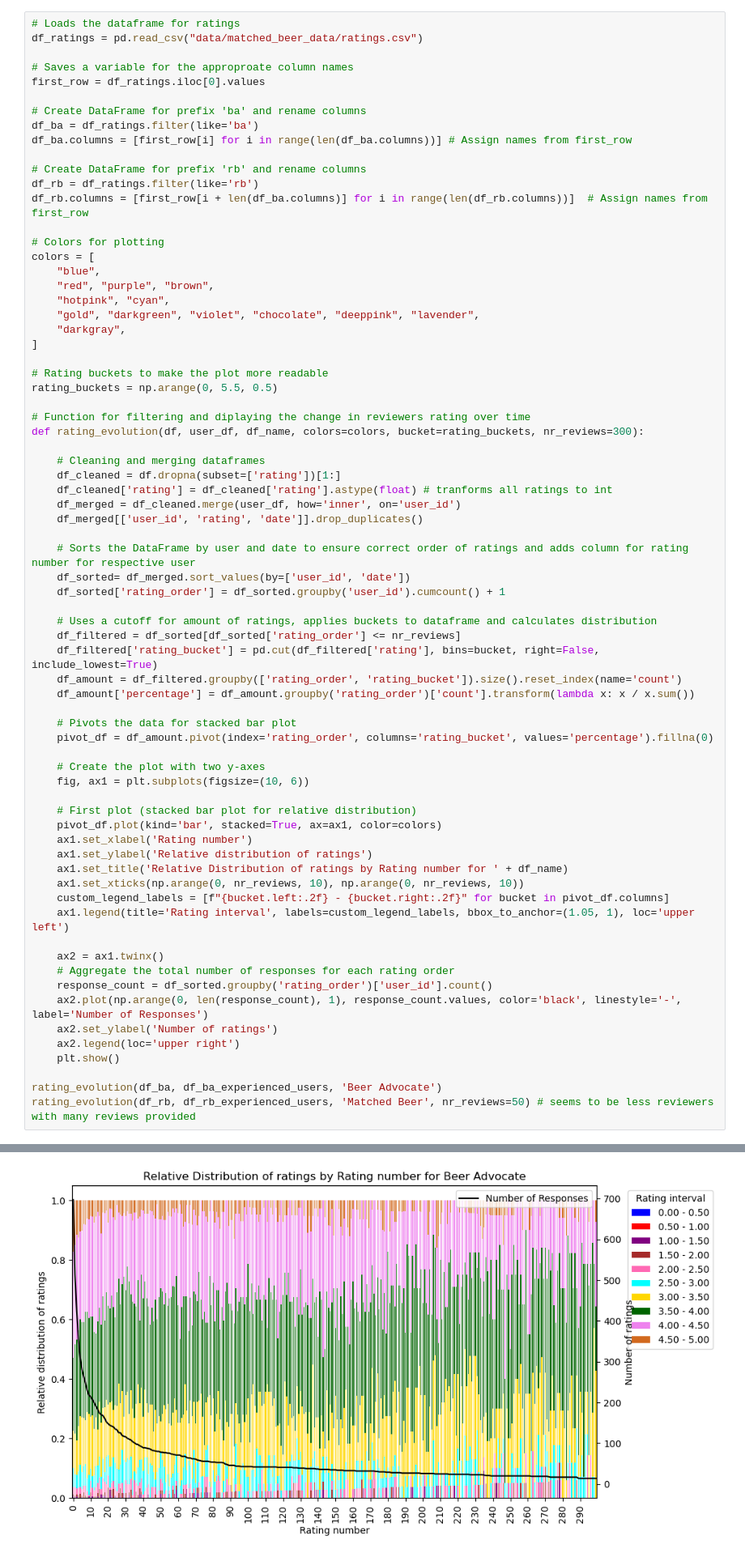
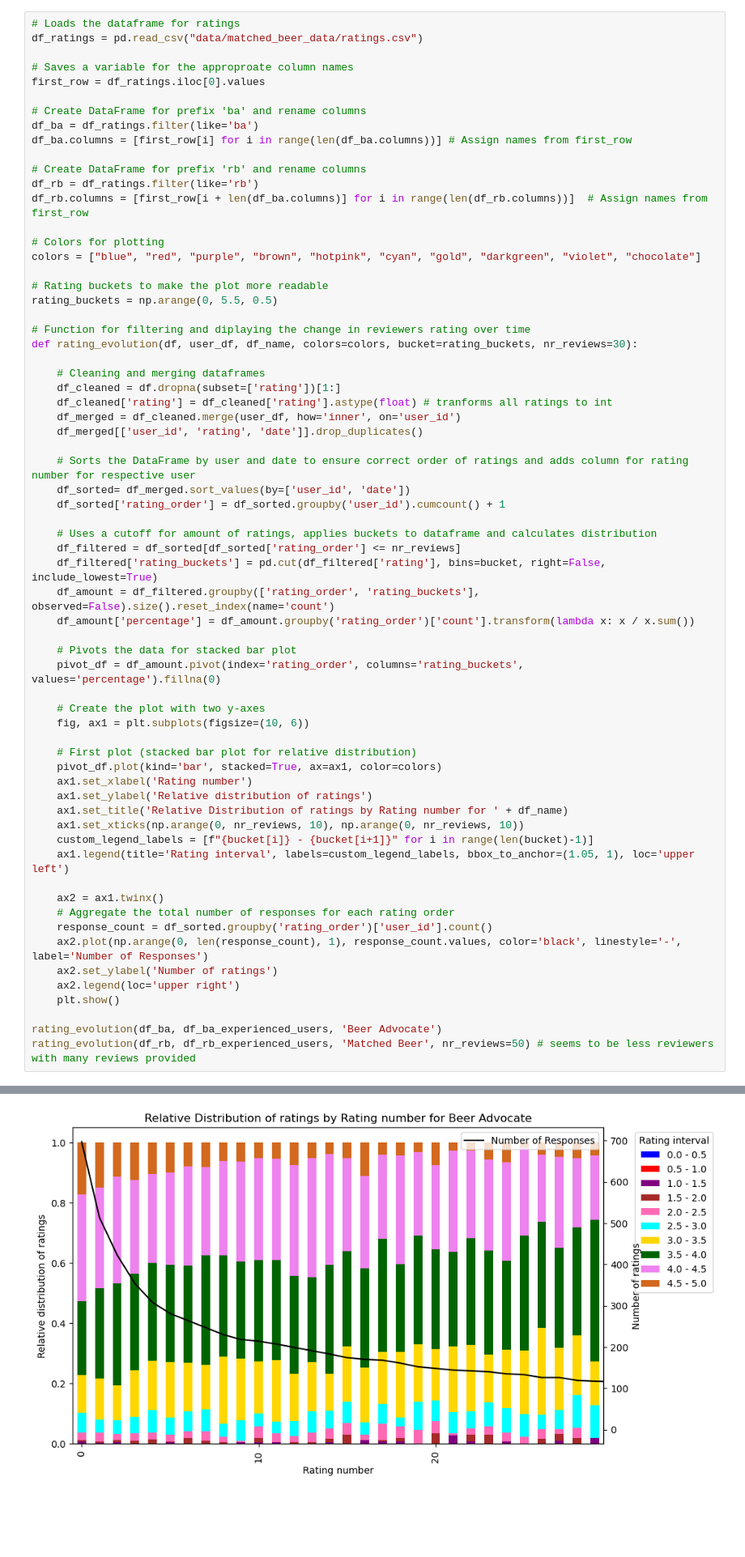
Before and after one commit to epfl-ada/ada-2024-project-thefivedatawranglers, a Jupyter notebook: analysis.ipynb, the cells around one changed output, grey strips where cells are left out. Shown at 81% size. Drawn from its saved outputs; the diff is of its cells as text; blank space fills up the shorter version.

```diff
--- a/analysis.ipynb
+++ b/analysis.ipynb
@@ -59,19 +59,13 @@ df_rb = df_ratings.filter(like='rb')
 df_rb.columns = [first_row[i + len(df_ba.columns)] for i in range(len(df_rb.columns))]  # Assign names from first_row
 
 # Colors for plotting
-colors = [
-    "blue",
-    "red", "purple", "brown",
-    "hotpink", "cyan",
-    "gold", "darkgreen", "violet", "chocolate", "deeppink", "lavender",
-    "darkgray",
-]
+colors = ["blue", "red", "purple", "brown", "hotpink", "cyan", "gold", "darkgreen", "violet", "chocolate"]
 
 # Rating buckets to make the plot more readable
 rating_buckets = np.arange(0, 5.5, 0.5)
 
 # Function for filtering and diplaying the change in reviewers rating over time
-def rating_evolution(df, user_df, df_name, colors=colors, bucket=rating_buckets, nr_reviews=300):
+def rating_evolution(df, user_df, df_name, colors=colors, bucket=rating_buckets, nr_reviews=30):
 
     # Cleaning and merging dataframes
     df_cleaned = df.dropna(subset=['rating'])[1:]
@@ -85,12 +79,12 @@ def rating_evolution(df, user_df, df_name, colors=colors, bucket=rating_buckets,
 
     # Uses a cutoff for amount of ratings, applies buckets to dataframe and calculates distribution
     df_filtered = df_sorted[df_sorted['rating_order'] <= nr_reviews]
-    df_filtered['rating_bucket'] = pd.cut(df_filtered['rating'], bins=bucket, right=False, include_lowest=True)
-    df_amount = df_filtered.groupby(['rating_order', 'rating_bucket']).size().reset_index(name='count')
+    df_filtered['rating_buckets'] = pd.cut(df_filtered['rating'], bins=bucket, right=False, include_lowest=True)
+    df_amount = df_filtered.groupby(['rating_order', 'rating_buckets'], observed=False).size().reset_index(name='count')
     df_amount['percentage'] = df_amount.groupby('rating_order')['count'].transform(lambda x: x / x.sum())
 
     # Pivots the data for stacked bar plot
-    pivot_df = df_amount.pivot(index='rating_order', columns='rating_bucket', values='percentage').fillna(0)
+    pivot_df = df_amount.pivot(index='rating_order', columns='rating_buckets', values='percentage').fillna(0)
 
     # Create the plot with two y-axes
     fig, ax1 = plt.subplots(figsize=(10, 6))
@@ -101,7 +95,7 @@ def rating_evolution(df, user_df, df_name, colors=colors, bucket=rating_buckets,
     ax1.set_ylabel('Relative distribution of ratings')
     ax1.set_title('Relative Distribution of ratings by Rating number for ' + df_name)
     ax1.set_xticks(np.arange(0, nr_reviews, 10), np.arange(0, nr_reviews, 10))
-    custom_legend_labels = [f"{bucket.left:.2f} - {bucket.right:.2f}" for bucket in pivot_df.columns]
+    custom_legend_labels = [f"{bucket[i]} - {bucket[i+1]}" for i in range(len(bucket)-1)]
     ax1.legend(title='Rating interval', labels=custom_legend_labels, bbox_to_anchor=(1.05, 1), loc='upper left')
 
     ax2 = ax1.twinx()
@@ -123,4 +117,4 @@ See the caveats in the documentation: https://pandas.pydata.org/pandas-docs/stab
-[figure, old version]
+[figure, new version]
 A value is trying to be set on a copy of a slice from a DataFrame.
 Try using .loc[row_indexer,col_indexer] = value instead
 
```
Also changed, not shown: parts of 1 cell of this notebook.
